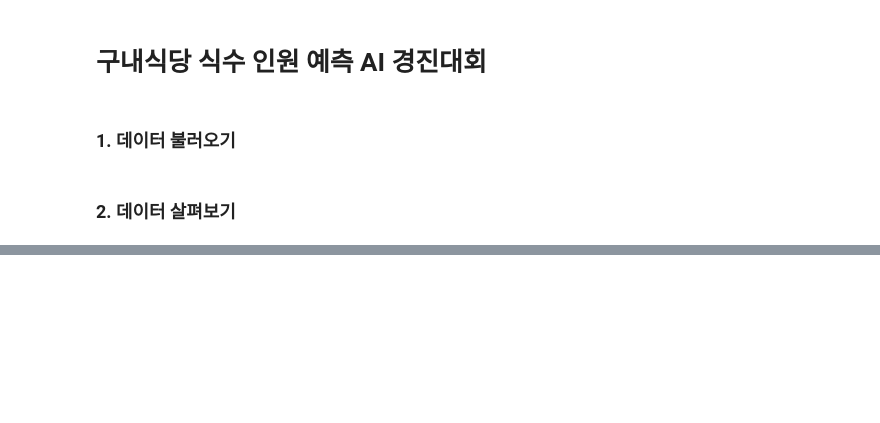
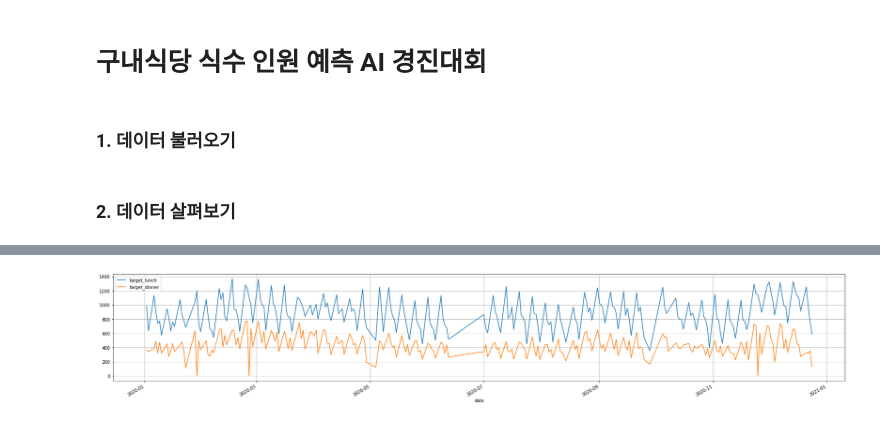
Before and after one commit to hyeon1263/Dacon_Tutorial, a Jupyter notebook: 구내식당_식수인원_예측.ipynb, the cells around one changed output, grey strips where cells are left out. Cells and saved outputs as stored; diff of their text form; code cells hidden in the pictures; blank space fills up the shorter version.

```diff
--- a/구내식당_식수인원_예측.ipynb
+++ b/구내식당_식수인원_예측.ipynb
@@ -148,0 +53,7 @@ submission.to_csv('RandomForest.csv', index=False)
+# %%
+train['date'] = pd.to_datetime(train['date'])
+test['date'] = pd.to_datetime(test['date'])
+# %%
+# 각 요일을 1,2,3,4,5로 mapping 하기
+train['dow'] = train['date'].dt.weekday + 1
+test['dow'] = test['date'].dt.weekday + 1
@@ -148,0 +62,12 @@ submission.to_csv('RandomForest.csv', index=False)
+# %%
+train['employees'] = train['employees'] - train['vacation'] - train['bustrip'] - train['home']
+test['employees'] = test['employees'] - test['vacation'] - test['bustrip'] - test['home']
+
+drops = ['vacation', 'bustrip', 'home']
+train.drop(drops, axis=1, inplace=True)
+test.drop(drops, axis=1, inplace=True)
+# %%
+# 조식메뉴는 불필요하다고 생각하여 제거
+
+train.drop(['break'], axis=1, inplace=True)
+test.drop(['break'], axis=1, inplace=True)
@@ -148,0 +80,6 @@ submission.to_csv('RandomForest.csv', index=False)
+# %%
+# 시계열 데이터 시각화
+train[train['date'].dt.year==2020].plot(x='date', y=['target_lunch', 'target_dinner'], figsize=(30,5), grid=True)
+plt.show()
+# %% [output]
+[figure, added]
```
Also changed, not shown: parts of 56 cells of this notebook.
